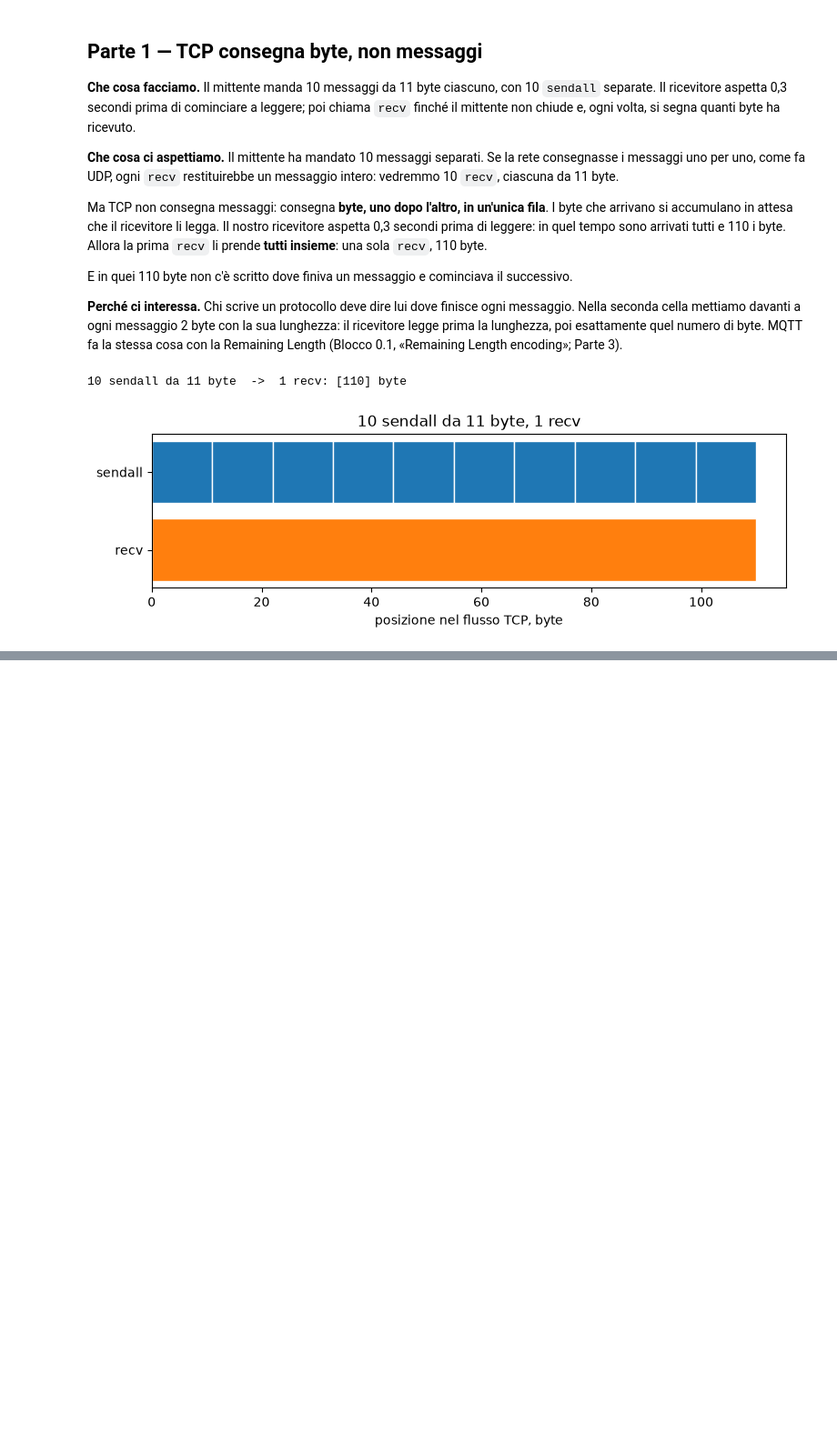
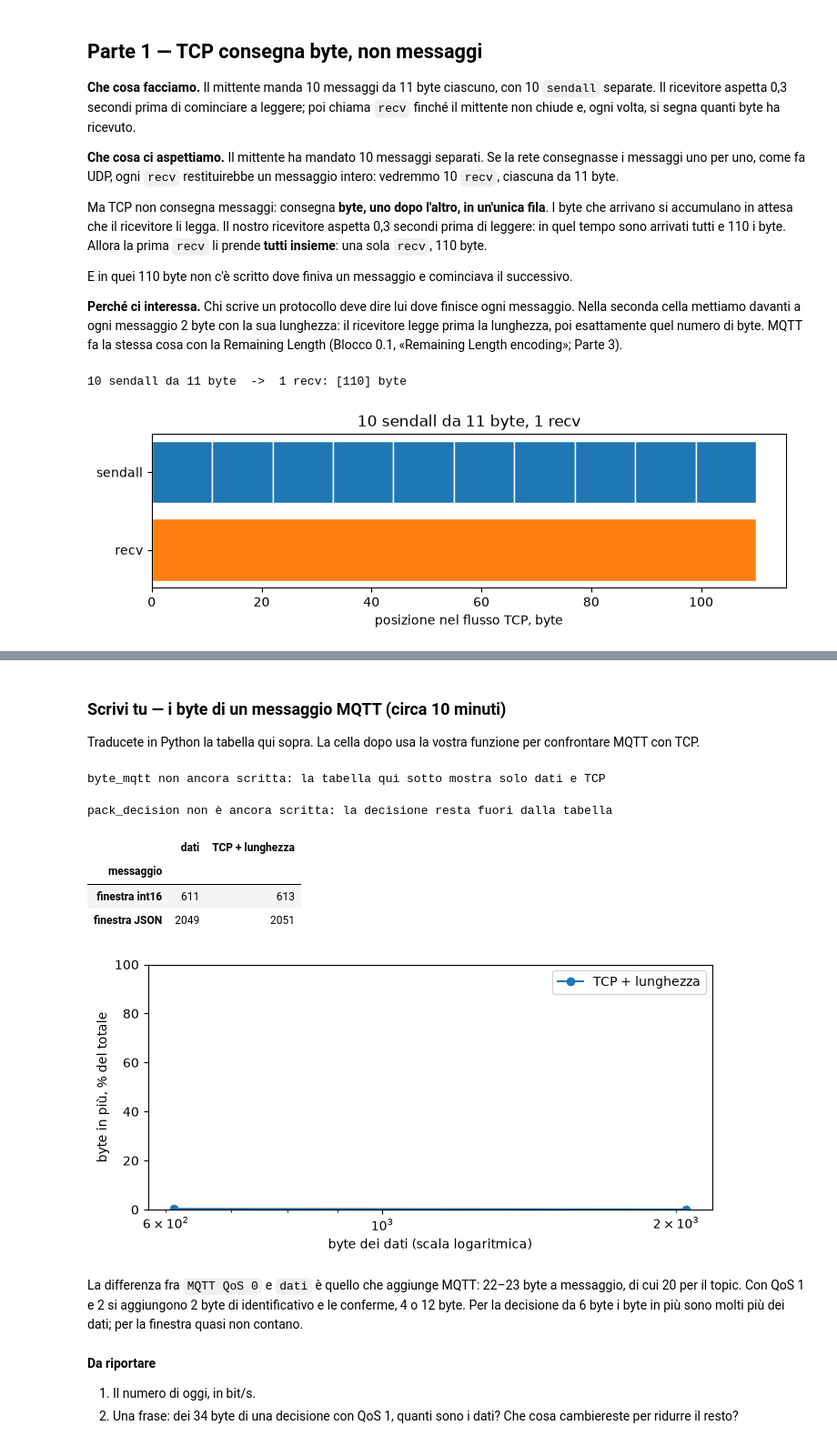
Before and after one commit to MarcoEsposito890/iomt-labs-students, a Jupyter notebook: labs/lab01_mqtt.ipynb, the cells around one changed output, grey strips where cells are left out. Shown at 91% size. Saved outputs shown, nothing was run; the diff lists cells and outputs as text; code cells hidden in the pictures; blank space fills up the shorter version.

```diff
--- a/labs/lab01_mqtt.ipynb
+++ b/labs/lab01_mqtt.ipynb
@@ -384,0 +361,75 @@ La differenza fra `MQTT QoS 0` e `dati` è quello che aggiunge MQTT: 22–23 byt
+# %% [markdown]
+### Scrivi tu — i byte di un messaggio MQTT (circa 10 minuti)
+
+Traducete in Python la tabella qui sopra. La cella dopo usa la vostra funzione per confrontare MQTT con TCP.
+# %%
+def byte_mqtt(topic, dati, qos):
+    """I byte di un messaggio MQTT sul collegamento del nodo: il PUBLISH più le conferme."""
+    # 1. i byte che seguono l'intestazione fissa (MQTT li chiama Remaining Length):
+    #    2 per la lunghezza del topic, poi il topic e i dati: restanti = 2 + len(topic) + len(dati)
+    # 2. con qos 1 o 2 ci sono 2 byte in più: l'identificativo del pacchetto
+    # 3. il numero restanti va scritto nel campo Remaining Length: 1 byte se restanti < 128, altrimenti 2
+    # 4. il PUBLISH: 1 byte di tipo + il campo Remaining Length + i byte restanti
+    # 5. le conferme: 0 byte con qos 0, 4 con qos 1, 12 con qos 2; restituite PUBLISH + conferme
+
+    raise NotImplementedError    # cancellate questa riga quando avete scritto la funzione
+
+# controllo, fatto a mano con la tabella sopra: topic di 18 caratteri, 6 byte di dati
+#   QoS 0: 1 + 1 + (2 + 18 + 6) = 28;  QoS 1: 28 + 2 + 4 = 34;  QoS 2: 28 + 2 + 12 = 42
+#   2000 byte di dati, QoS 0: il resto del paccheto è 2020, quindi la Remaining Length occupa 2 byte: 1 + 2 + 2020 = 2023
+try:
+    trovati = [byte_mqtt(TOPIC, b"x" * 6, q) for q in (0, 1, 2)] + [byte_mqtt(TOPIC, b"x" * 2000, 0)]
+    print(trovati, "-> giusto" if trovati == [28, 34, 42, 2023] else "-> attesi [28, 34, 42, 2023]")
+    mqtt_scritta = True
+except NotImplementedError:
+    mqtt_scritta = False
+    print("byte_mqtt non ancora scritta: la tabella qui sotto mostra solo dati e TCP")
+# %% [output]
+byte_mqtt non ancora scritta: la tabella qui sotto mostra solo dati e TCP
+# %%
+# 2. i messaggi da confrontare, dal più piccolo al più grande ──────────────────────────
+messaggi = {}   # dizionario: nome del messaggio -> i suoi byte
+try:
+    messaggi["decisione, 6 byte"] = pack_decision(t0_ms, 2, 0.93)   # la funzione scritta da voi
+except NotImplementedError:
+    print("pack_decision non è ancora scritta: la decisione resta fuori dalla tabella")
+if riassunto is not None:
+    messaggi["riassunto, 48 byte"] = riassunto    # il riassunto della Parte 2, se l'avete scritto
+messaggi["finestra int16"] = pack_window(0, t0_ms, X)
+messaggi["finestra JSON"] = encode_json(0, t0_ms, X, decimals=3)
+
+#  3. la tabella: una riga per messaggio, una colonna per modo di mandarlo
+righe = []
+for nome, dati in messaggi.items():
+    riga = {"messaggio": nome, "dati": len(dati), "TCP + lunghezza": len(dati) + 2}
+    if mqtt_scritta:                                   # le colonne MQTT solo se byte_mqtt è scritta
+        for q in (0, 1, 2):
+            riga[f"MQTT QoS {q}"] = byte_mqtt(TOPIC, dati, q)
+    righe.append(riga)
+tab = pd.DataFrame(righe).set_index("messaggio")  # dalla lista di dizionari a una tabella
+display(tab)
+
+#  4. il grafico: quanta parte dei byte NON sono i dati
+fig, ax = plt.subplots(figsize=(8, 3.5))
+for col in [c for c in tab.columns if c != "dati"]:   # tutte le colonne tranne i dati
+    quota = 100 * (tab[col] - tab["dati"]) / tab[col]   # i byte in più, in percentuale del totale
+    ax.plot(tab["dati"], quota, "o-", label=col)        # "o-": punti uniti da una linea
+ax.set_xscale("log")                              # i messaggi vanno da 6 a 2000 byte
+ax.set_ylim(0, 100)
+ax.set(xlabel="byte dei dati (scala logaritmica)", ylabel="byte in più, % del totale")
+ax.legend()
+plt.show()
+# %% [output]
+pack_decision non è ancora scritta: la decisione resta fuori dalla tabella
+|  | dati | TCP + lunghezza |
+| messaggio |  |  |
+| finestra int16 | 611 | 613 |
+| finestra JSON | 2049 | 2051 |
+[figure, added]
+# %% [markdown]
+La differenza fra `MQTT QoS 0` e `dati` è quello che aggiunge MQTT: 22–23 byte a messaggio, di cui 20 per il topic. Con QoS 1 e 2 si aggiungono 2 byte di identificativo e le conferme, 4 o 12 byte. Per la decisione da 6 byte i byte in più sono molti più dei dati; per la finestra quasi non contano.
+# %% [markdown]
+**Da riportare**
+
+1. Il numero di oggi, in bit/s.
+2. Una frase: dei 34 byte di una decisione con QoS 1, quanti sono i dati? Che cosa cambiereste per ridurre il resto?
```
Also changed, not shown: parts of 23 cells of this notebook, 1 other file.
